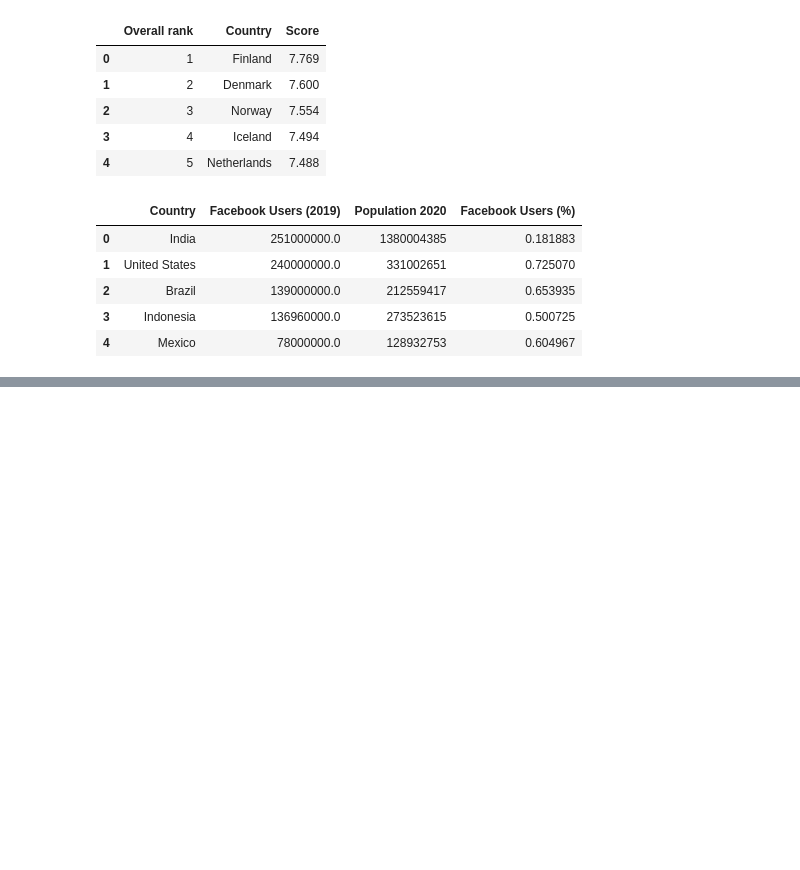
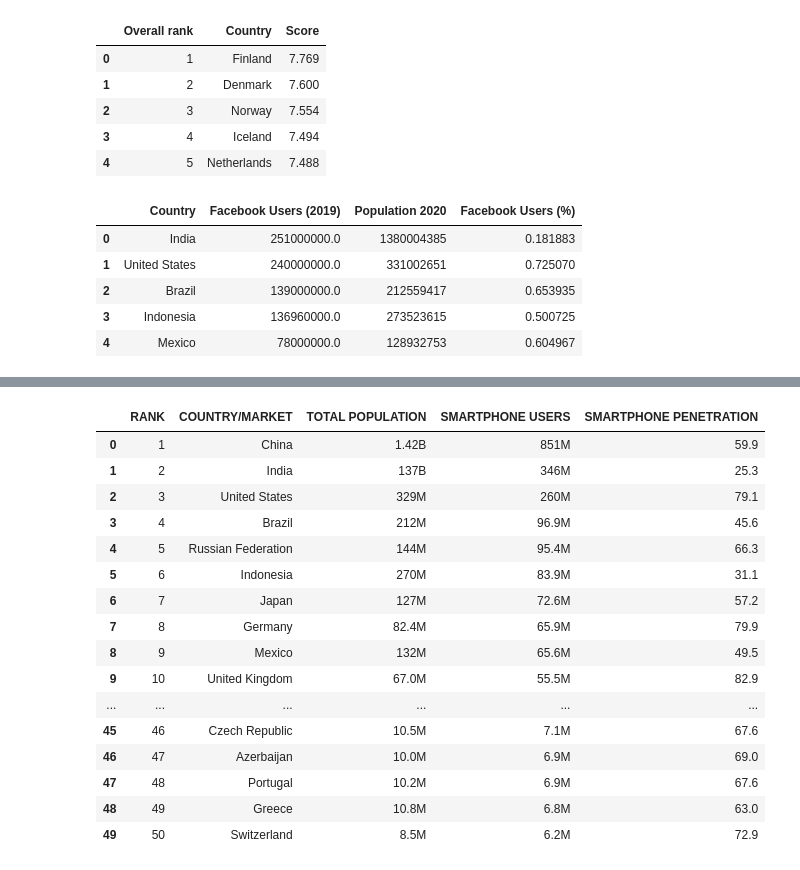
Before and after one commit to madhuvenkidusamy/ETL-Project, a Jupyter notebook: happiness.ipynb, the cells around one changed output, grey strips where cells are left out. Saved outputs shown, nothing was run; the diff lists cells and outputs as text; code cells hidden in the pictures; blank space fills up the shorter version.

```diff
--- a/happiness.ipynb
+++ b/happiness.ipynb
@@ -56,0 +126,22 @@ facebook_df.head()
+# %%
+cell_df['SMARTPHONE PENETRATION'] = cell_df['SMARTPHONE PENETRATION'].map(lambda x: x.rstrip('%'))
+# %%
+cell_df
+# %% [output]
+|  | RANK | COUNTRY/MARKET | TOTAL POPULATION | SMARTPHONE USERS | SMARTPHONE PENETRATION |
+| 0 | 1 | China | 1.42B | 851M | 59.9 |
+| 1 | 2 | India | 137B | 346M | 25.3 |
+| 2 | 3 | United States | 329M | 260M | 79.1 |
+| 3 | 4 | Brazil | 212M | 96.9M | 45.6 |
+| 4 | 5 | Russian Federation | 144M | 95.4M | 66.3 |
+| 5 | 6 | Indonesia | 270M | 83.9M | 31.1 |
+| 6 | 7 | Japan | 127M | 72.6M | 57.2 |
+| 7 | 8 | Germany | 82.4M | 65.9M | 79.9 |
+| 8 | 9 | Mexico | 132M | 65.6M | 49.5 |
+| 9 | 10 | United Kingdom | 67.0M | 55.5M | 82.9 |
+| ... | ... | ... | ... | ... | ... |
+| 45 | 46 | Czech Republic | 10.5M | 7.1M | 67.6 |
+| 46 | 47 | Azerbaijan | 10.0M | 6.9M | 69.0 |
+| 47 | 48 | Portugal | 10.2M | 6.9M | 67.6 |
+| 48 | 49 | Greece | 10.8M | 6.8M | 63.0 |
+| 49 | 50 | Switzerland | 8.5M | 6.2M | 72.9 |
```
Also changed, not shown: parts of 12 cells of this notebook.
